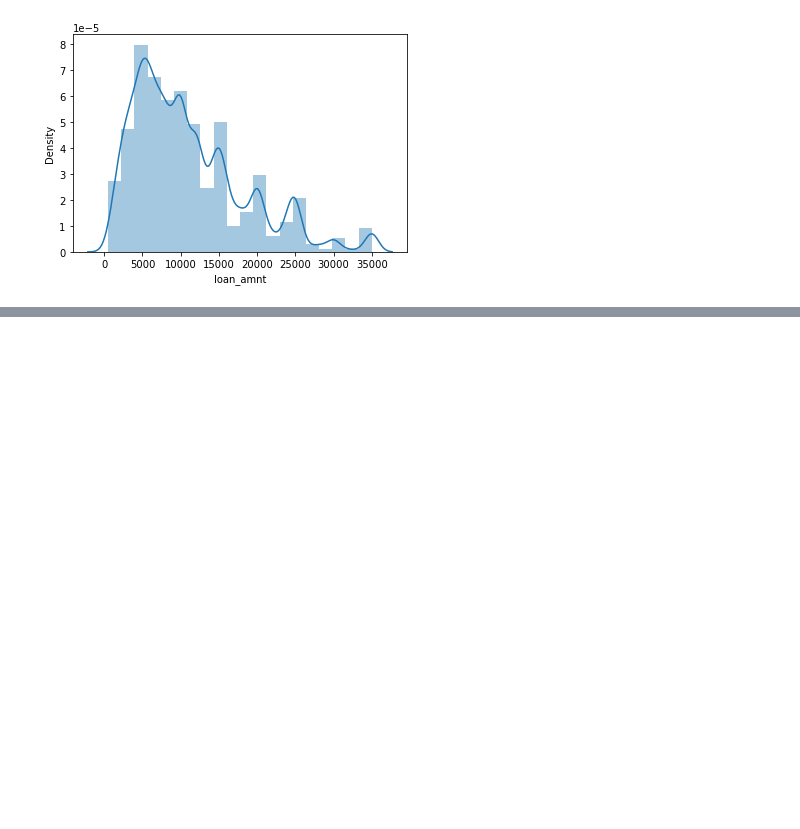
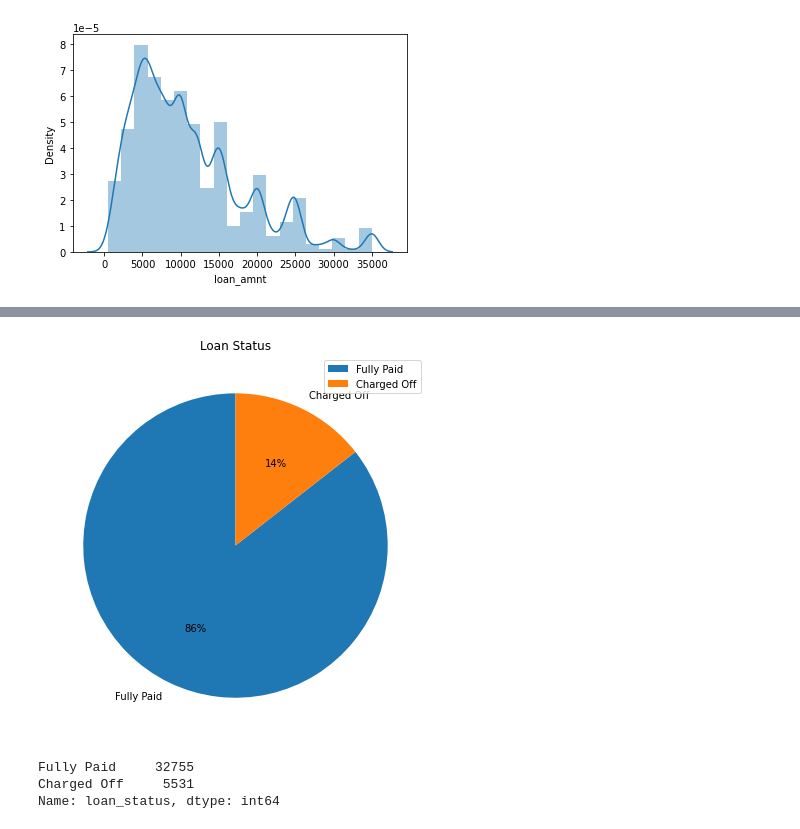
Before and after one commit to Prithvi25298/Lending-Club-Case-Study, a Jupyter notebook: assignment1mark2.ipynb, the cells around one changed output, grey strips where cells are left out. Cells and saved outputs as stored; diff of their text form; code cells hidden in the pictures; blank space fills up the shorter version.

```diff
--- a/assignment1mark2.ipynb
+++ b/assignment1mark2.ipynb
@@ -583,0 +594,16 @@ dfloannotdefault = dfloan[dfloan.loan_status == "Fully Paid"]
+# %%
+plt.figure(figsize = [9,7])
+mylables = ["Fully Paid", "Charged Off"]
+
+plt.pie(dfloan['loan_status'].value_counts(),startangle=90,labels = mylables,autopct='%1.0f%%')
+plt.title('Loan Status')
+plt.legend()
+plt.show()
+# %% [output]
+[figure, added]
+# %%
+dfloan['loan_status'].value_counts()
+# %% [output]
+Fully Paid     32755
+Charged Off     5531
+Name: loan_status, dtype: int64
```
Also changed, not shown: parts of 35 cells of this notebook.
